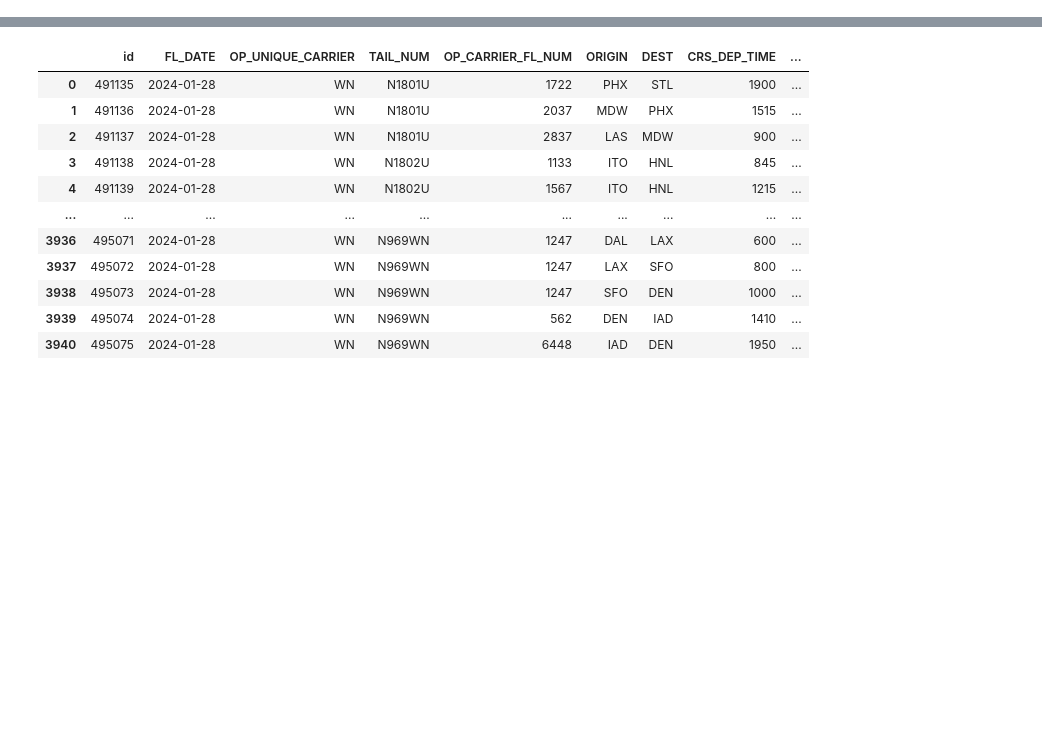
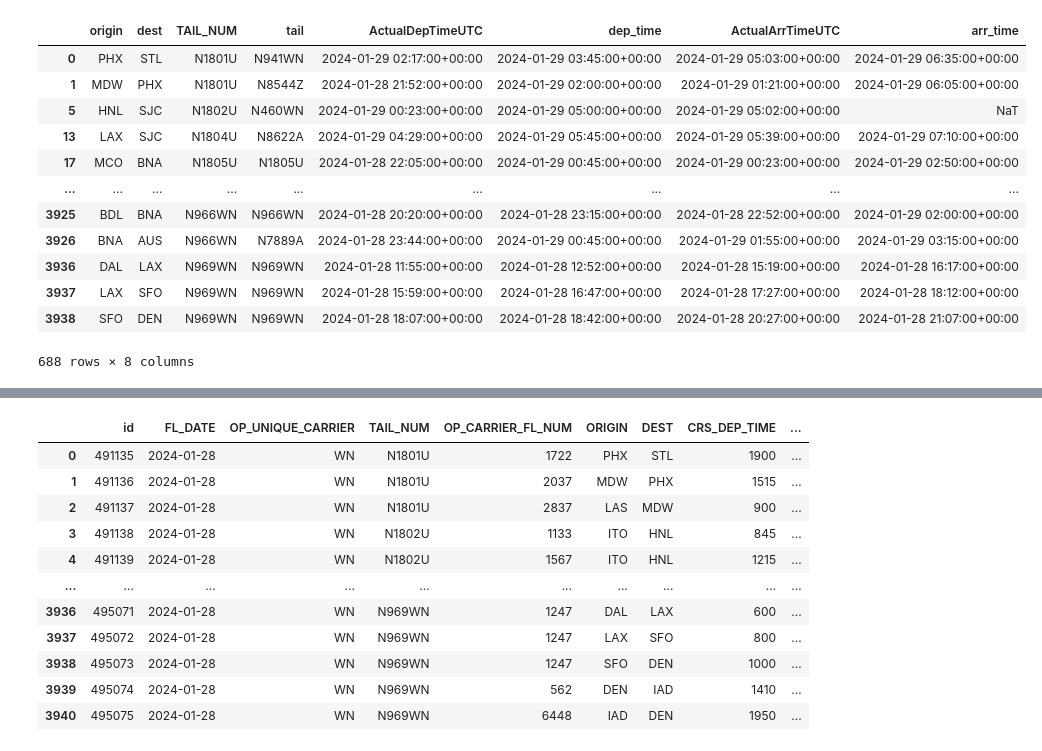
Before and after one commit to broad-well/recovair-abm, a Jupyter notebook: validation/compare_outcomes.ipynb, the cells around one changed output, grey strips where cells are left out. Drawn from its saved outputs; the diff is of its cells as text; code cells hidden in the pictures; blank space fills up the shorter version.

```diff
--- a/validation/compare_outcomes.ipynb
+++ b/validation/compare_outcomes.ipynb
@@ -2,15 +2,17 @@
 import pandas as pd
 import compare_outcomes as co
 # %%
-actual = co.prep_bts('2024-01-28', '2024-01-28', '../db/truth/T_ONTIME_REPORTING_2024.csv')
-actual.reset_index(names='id', inplace=True)
+actual_2024 = co.prep_bts('2024-01-28', '2024-01-28', '../db/truth/T_ONTIME_REPORTING_2024.csv')
+actual_2024.reset_index(names='id', inplace=True)
+comps_2024 = []
 for i in range(5):
     sim = pd.read_csv(f'jan28-bts-import-run{i}-flights.csv')
     sim['arr_time'] = pd.to_datetime(sim['arr_time'], utc=True)
     sim['sched_arr'] = pd.to_datetime(sim['sched_arr'], utc=True)
     sim['sched_dep'] = pd.to_datetime(sim['sched_dep'], utc=True)
     sim['dep_time'] = pd.to_datetime(sim['dep_time'], utc=True)
-    comp = co.OutcomeComparison(actual, sim)
+    comp = co.OutcomeComparison(actual_2024, sim)
+    comps_2024.append(comp)
     print('otp', comp.compare_otp())
     print('delay', comp.compare_total_delay())
     print('cancel', comp.compare_num_cancellations())
@@ -35,0 +66,16 @@ sim_df
+# %%
+comps_2024[0].very_different_depdelay()[['origin', 'dest', 'TAIL_NUM', 'tail', 'ActualDepTimeUTC', 'dep_time', 'ActualArrTimeUTC', 'arr_time']]
+# %% [output]
+|  | origin | dest | TAIL_NUM | tail | ActualDepTimeUTC | dep_time | ActualArrTimeUTC | arr_time |
+| 0 | PHX | STL | N1801U | N941WN | 2024-01-29 02:17:00+00:00 | 2024-01-29 03:45:00+00:00 | 2024-01-29 05:03:00+00:00 | 2024-01-29 06:35:00+00:00 |
+| 1 | MDW | PHX | N1801U | N8544Z | 2024-01-28 21:52:00+00:00 | 2024-01-29 02:00:00+00:00 | 2024-01-29 01:21:00+00:00 | 2024-01-29 06:05:00+00:00 |
+| 5 | HNL | SJC | N1802U | N460WN | 2024-01-29 00:23:00+00:00 | 2024-01-29 05:00:00+00:00 | 2024-01-29 05:02:00+00:00 | NaT |
+| 13 | LAX | SJC | N1804U | N8622A | 2024-01-29 04:29:00+00:00 | 2024-01-29 05:45:00+00:00 | 2024-01-29 05:39:00+00:00 | 2024-01-29 07:10:00+00:00 |
+| 17 | MCO | BNA | N1805U | N1805U | 2024-01-28 22:05:00+00:00 | 2024-01-29 00:45:00+00:00 | 2024-01-29 00:23:00+00:00 | 2024-01-29 02:50:00+00:00 |
+| ... | ... | ... | ... | ... | ... | ... | ... | ... |
+| 3925 | BDL | BNA | N966WN | N966WN | 2024-01-28 20:20:00+00:00 | 2024-01-28 23:15:00+00:00 | 2024-01-28 22:52:00+00:00 | 2024-01-29 02:00:00+00:00 |
+| 3926 | BNA | AUS | N966WN | N7889A | 2024-01-28 23:44:00+00:00 | 2024-01-29 00:45:00+00:00 | 2024-01-29 01:55:00+00:00 | 2024-01-29 03:15:00+00:00 |
+| 3936 | DAL | LAX | N969WN | N969WN | 2024-01-28 11:55:00+00:00 | 2024-01-28 12:52:00+00:00 | 2024-01-28 15:19:00+00:00 | 2024-01-28 16:17:00+00:00 |
+| 3937 | LAX | SFO | N969WN | N969WN | 2024-01-28 15:59:00+00:00 | 2024-01-28 16:47:00+00:00 | 2024-01-28 17:27:00+00:00 | 2024-01-28 18:12:00+00:00 |
+| 3938 | SFO | DEN | N969WN | N969WN | 2024-01-28 18:07:00+00:00 | 2024-01-28 18:42:00+00:00 | 2024-01-28 20:27:00+00:00 | 2024-01-28 21:07:00+00:00 |
+688 rows × 8 columns
```
Also changed, not shown: parts of 14 cells of this notebook, 2 other files.
